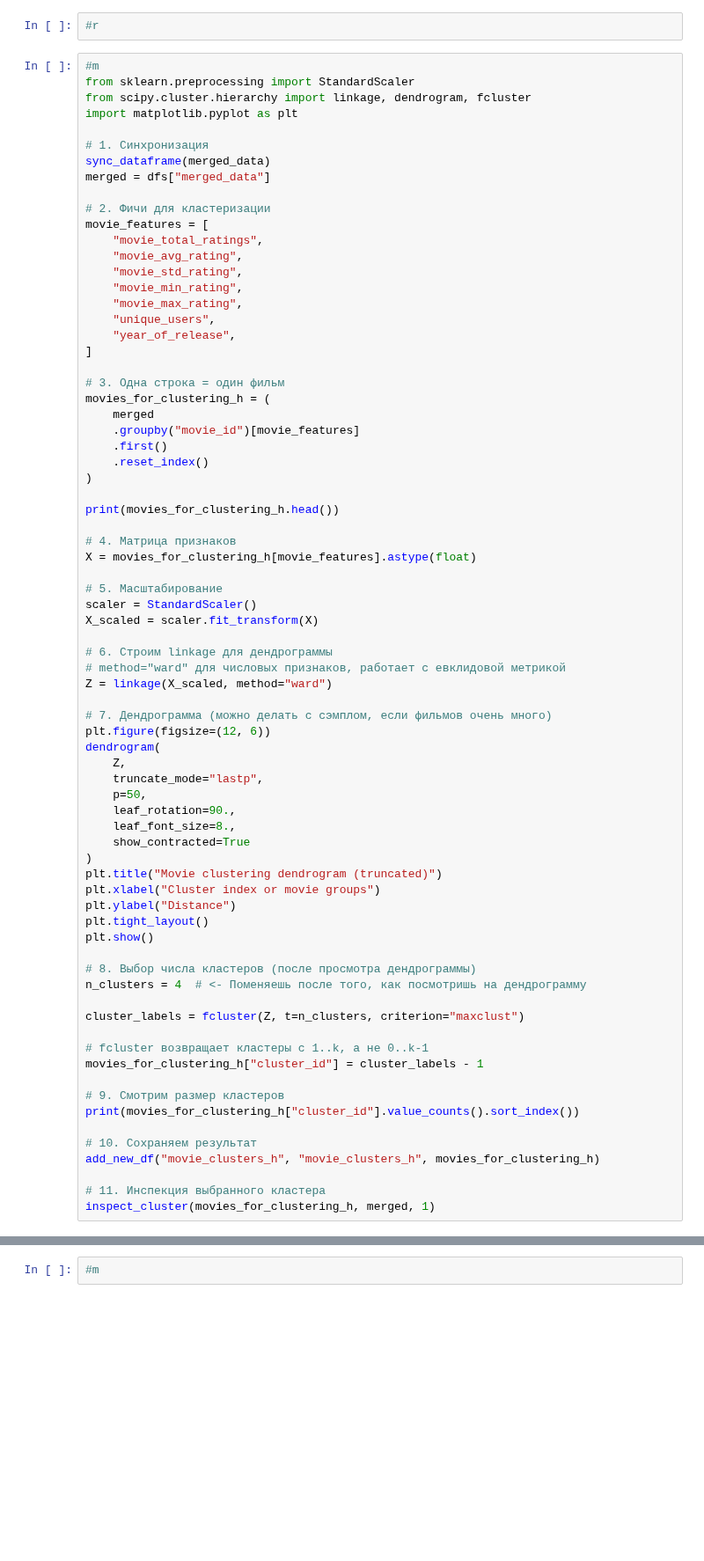
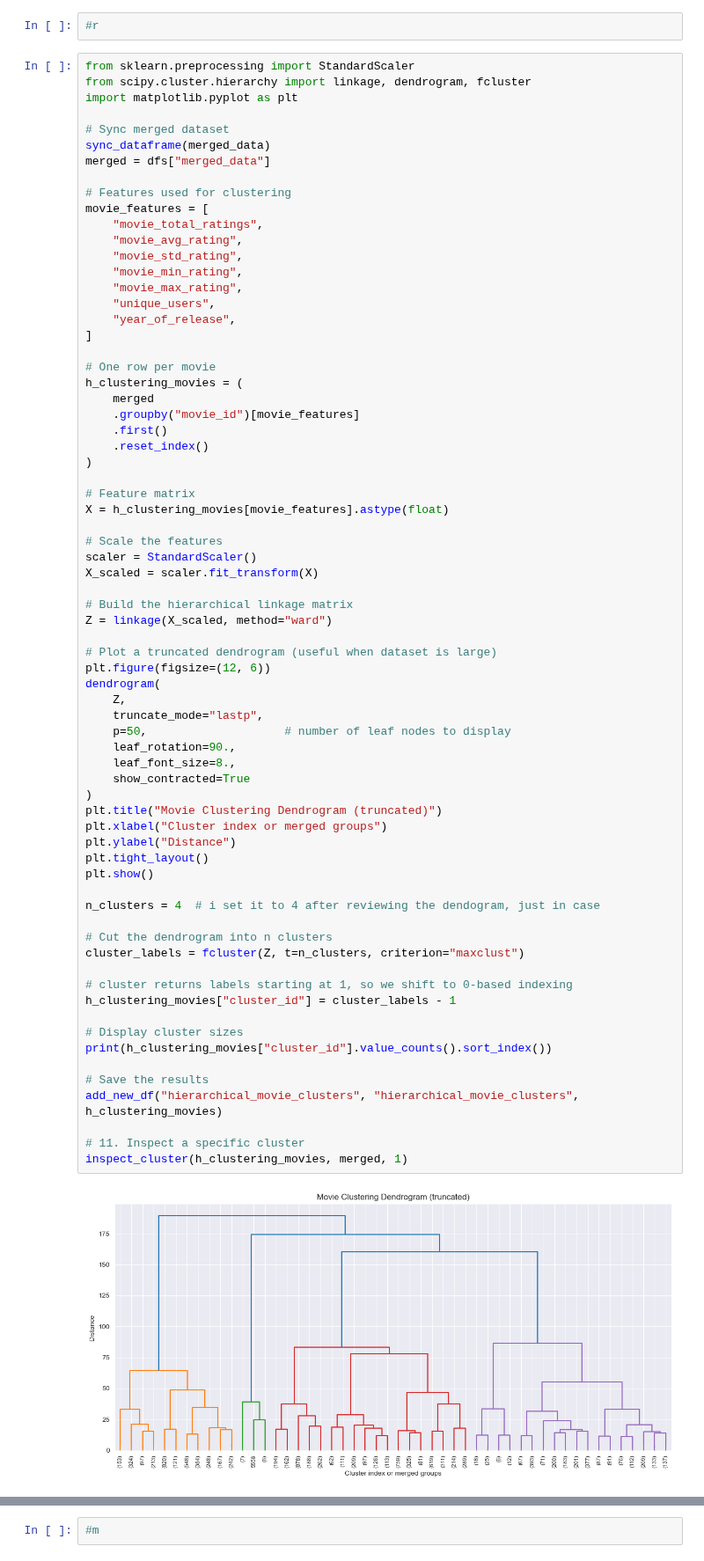
Before and after one commit to MookingSpooker/ROM_AD_Project_321481, a Jupyter notebook: main.ipynb, the cells around one changed output, grey strips where cells are left out. Shown at 88% size. Cells and saved outputs as stored; diff of their text form; blank space fills up the shorter version.

```diff
--- a/main.ipynb
+++ b/main.ipynb
@@ -1191,16 +1191,15 @@ inspect_cluster(movies_clean, merged_clean, 3)
 # %%
 #r
 # %%
-#m
 from sklearn.preprocessing import StandardScaler
 from scipy.cluster.hierarchy import linkage, dendrogram, fcluster
 import matplotlib.pyplot as plt
 
-# 1. Синхронизация
+# Sync merged dataset
 sync_dataframe(merged_data)
 merged = dfs["merged_data"]
 
-# 2. Фичи для кластеризации
+# Features used for clustering
 movie_features = [
     "movie_total_ratings",
     "movie_avg_rating",
@@ -1211,57 +1210,55 @@ movie_features = [
     "year_of_release",
 ]
 
-# 3. Одна строка = один фильм
-movies_for_clustering_h = (
+# One row per movie
+h_clustering_movies = (
     merged
     .groupby("movie_id")[movie_features]
     .first()
     .reset_index()
 )
 
-print(movies_for_clustering_h.head())
+# Feature matrix
+X = h_clustering_movies[movie_features].astype(float)
 
-# 4. Матрица признаков
-X = movies_for_clustering_h[movie_features].astype(float)
-
-# 5. Масштабирование
+# Scale the features
 scaler = StandardScaler()
 X_scaled = scaler.fit_transform(X)
 
-# 6. Строим linkage для дендрограммы
-# method="ward" для числовых признаков, работает с евклидовой метрикой
+# Build the hierarchical linkage matrix
 Z = linkage(X_scaled, method="ward")
 
-# 7. Дендрограмма (можно делать с сэмплом, если фильмов очень много)
+# Plot a truncated dendrogram (useful when dataset is large)
 plt.figure(figsize=(12, 6))
 dendrogram(
     Z,
     truncate_mode="lastp",
-    p=50,
+    p=50,                    # number of leaf nodes to display
     leaf_rotation=90.,
     leaf_font_size=8.,
     show_contracted=True
 )
-plt.title("Movie clustering dendrogram (truncated)")
-plt.xlabel("Cluster index or movie groups")
+plt.title("Movie Clustering Dendrogram (truncated)")
+plt.xlabel("Cluster index or merged groups")
 plt.ylabel("Distance")
 plt.tight_layout()
 plt.show()
 
-# 8. Выбор числа кластеров (после просмотра дендрограммы)
-n_clusters = 4  # <- Поменяешь после того, как посмотришь на дендрограмму
+n_clusters = 4  # i set it to 4 after reviewing the dendogram, just in case
 
+# Cut the dendrogram into n clusters
 cluster_labels = fcluster(Z, t=n_clusters, criterion="maxclust")
 
-# fcluster возвращает кластеры с 1..k, а не 0..k-1
-movies_for_clustering_h["cluster_id"] = cluster_labels - 1
+# cluster returns labels starting at 1, so we shift to 0-based indexing
+h_clustering_movies["cluster_id"] = cluster_labels - 1
 
-# 9. Смотрим размер кластеров
-print(movies_for_clustering_h["cluster_id"].value_counts().sort_index())
+# Display cluster sizes
+print(h_clustering_movies["cluster_id"].value_counts().sort_index())
 
-# 10. Сохраняем результат
-add_new_df("movie_clusters_h", "movie_clusters_h", movies_for_clustering_h)
+# Save the results
+add_new_df("hierarchical_movie_clusters", "hierarchical_movie_clusters", h_clustering_movies)
 
-# 11. Инспекция выбранного кластера
-inspect_cluster(movies_for_clustering_h, merged, 1)
+# 11. Inspect a specific cluster
+inspect_cluster(h_clustering_movies, merged, 1)
 # %% [output]
+[figure]
```
Also changed, not shown: parts of 1 cell of this notebook.
